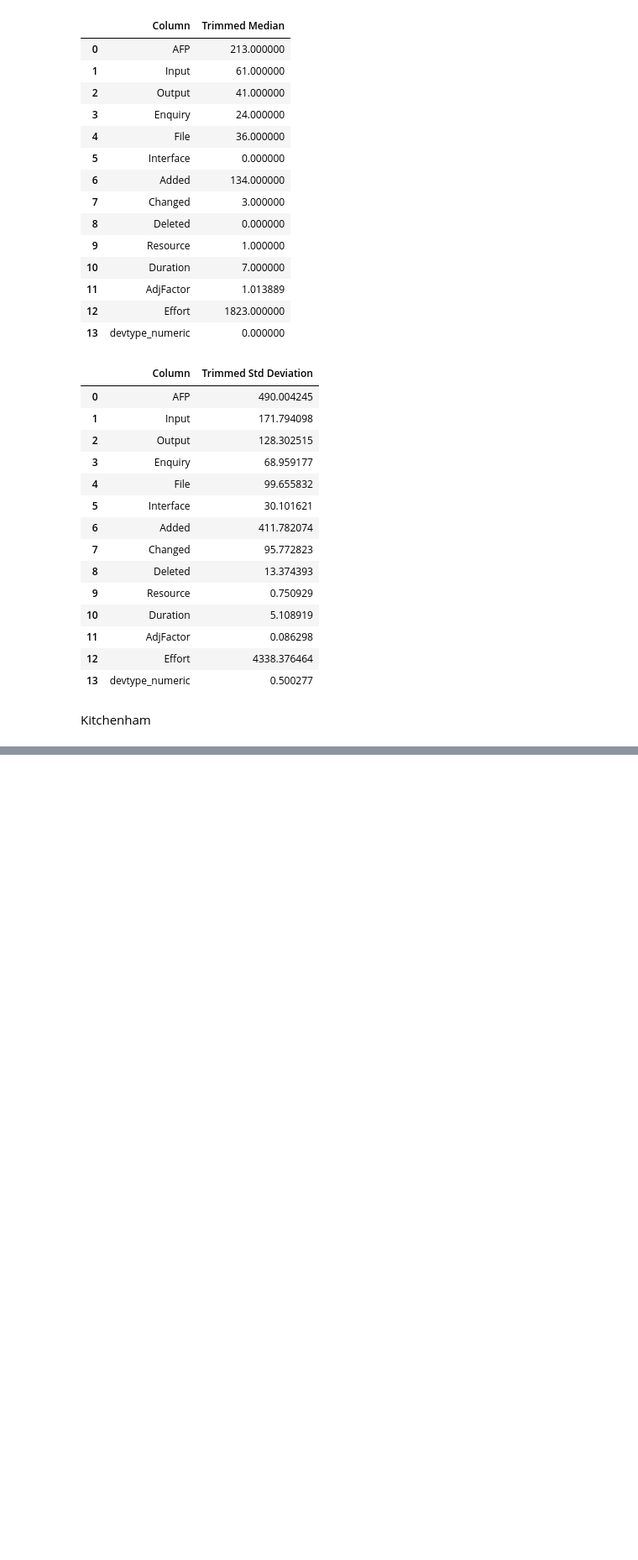
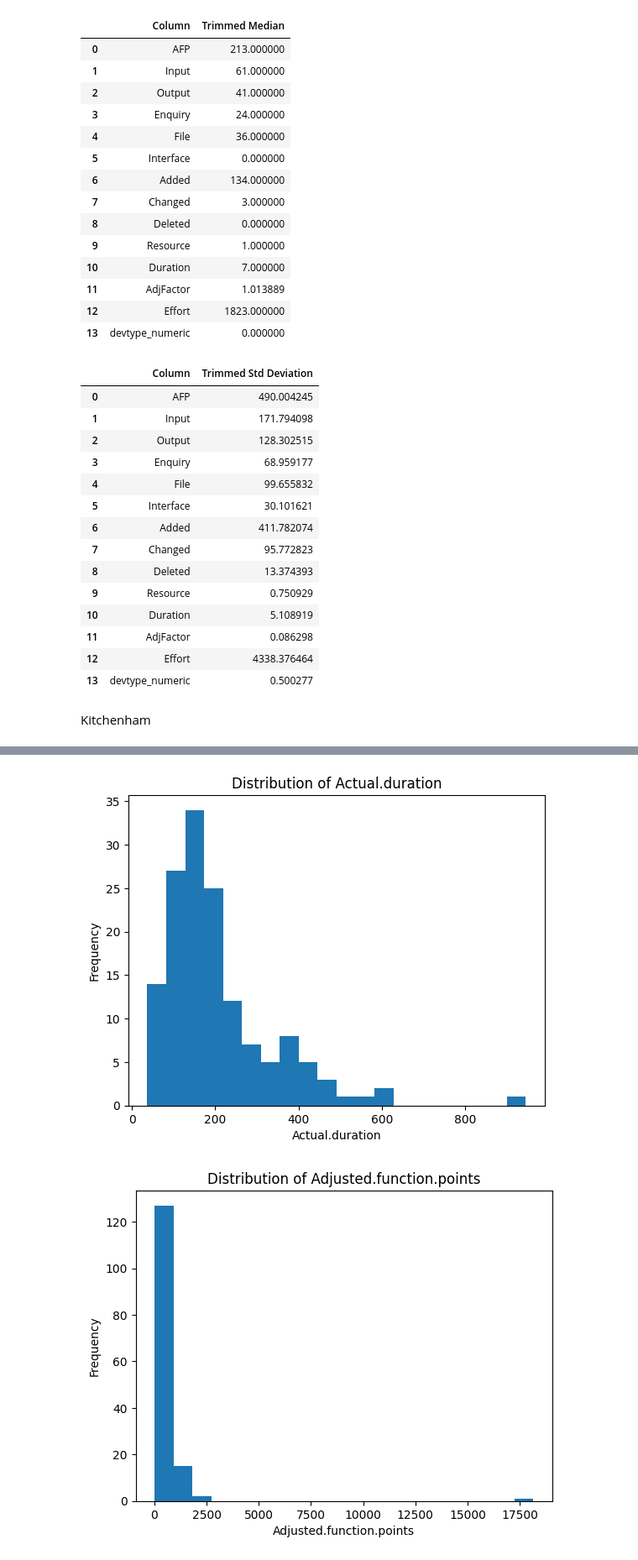
Before and after one commit to Vaishali054/Estimation-Model-for-Software-Development, a Jupyter notebook: DataAnalysis.ipynb, the cells around one changed output, grey strips where cells are left out. Shown at 84% size. Saved outputs shown, nothing was run; the diff lists cells and outputs as text; code cells hidden in the pictures; blank space fills up the shorter version.

```diff
--- a/DataAnalysis.ipynb
+++ b/DataAnalysis.ipynb
@@ -822,0 +887,10 @@ Kitchenham
+# %%
+# Checking for class imbalance
+for col in kitchenham.columns:
+    kitchenham[col].plot(kind='hist', bins=20, title=f'Distribution of {col}')
+    plt.xlabel(col)
+    plt.ylabel('Frequency')
+    plt.show()
+# %% [output]
+[figure, added]
+[figure, added]
```
Also changed, not shown: parts of 12 cells of this notebook, 1 other file.
